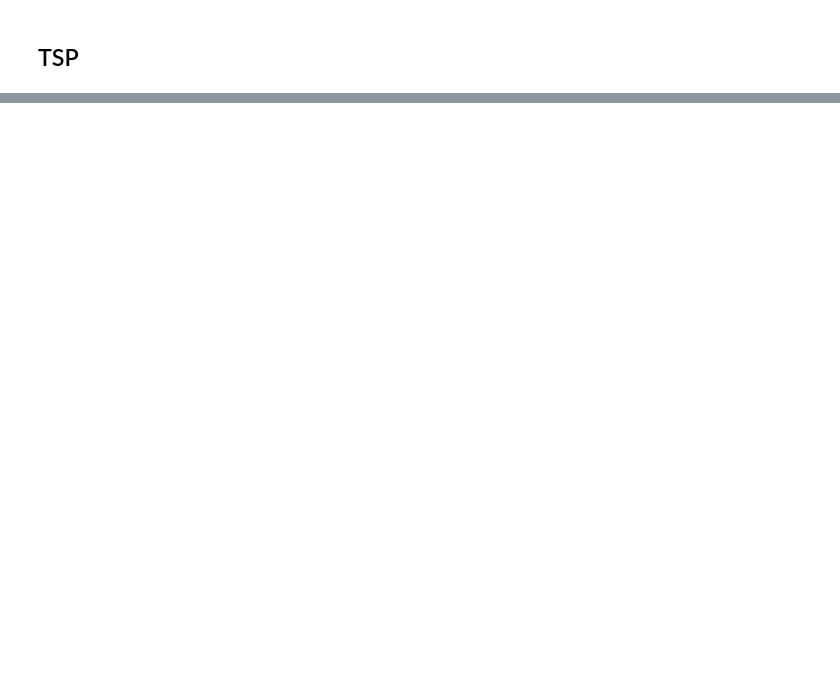
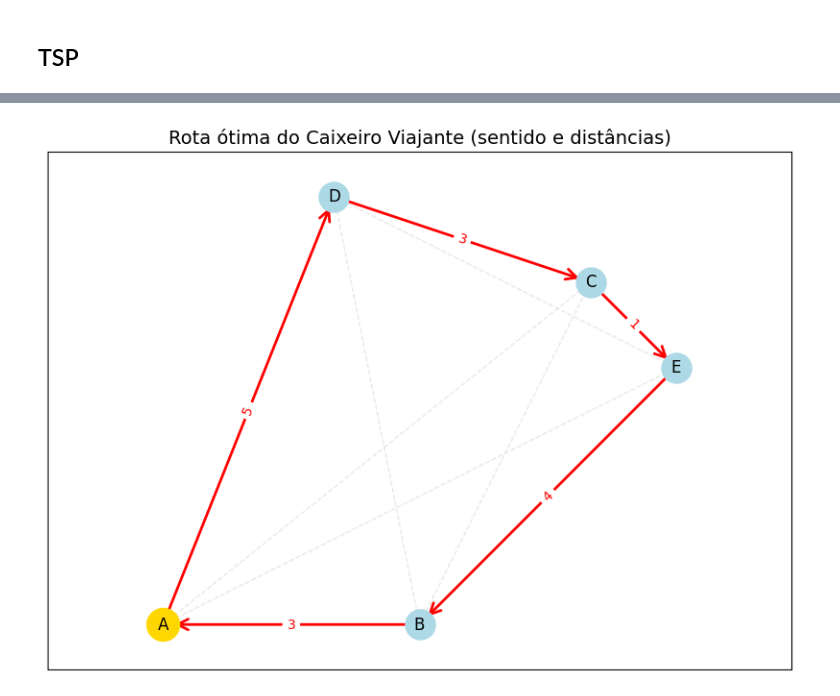
Before and after one commit to julianakcm1/optimization-exercises, a Jupyter notebook: 14.caixeiro_viajante.ipynb, the cells around one changed output, grey strips where cells are left out. Saved outputs shown, nothing was run; the diff lists cells and outputs as text; code cells hidden in the pictures; blank space fills up the shorter version.

```diff
--- a/14.caixeiro_viajante.ipynb
+++ b/14.caixeiro_viajante.ipynb
@@ -108,0 +147,37 @@ print(df_arcos.to_string(index=False))
+# %%
+%pip install networkx matplotlib -q
+
+import networkx as nx
+import matplotlib.pyplot as plt
+
+# Criar grafo direcionado para mostrar o sentido
+G = nx.DiGraph()
+for i in range(len(ordem)-1):
+    G.add_edge(ordem[i], ordem[i+1], weight=dist[ordem[i]][ordem[i+1]])
+
+pos = coords  # coord fixas
+
+plt.figure(figsize=(10, 7))
+
+# Desenhar todas as arestas possíveis - cinza claro
+G_all = nx.complete_graph(len(coords))
+nx.draw_networkx_edges(G_all, pos, edge_color='lightgray', width=1, alpha=0.5, style='dashed')
+
+# Desenhar a rota ótima com setas (direcionadas)
+nx.draw_networkx_edges(G, pos, edge_color='red', width=2, arrows=True, arrowsize=20, arrowstyle='->')
+
+# Desenhar nós
+nx.draw_networkx_nodes(G, pos, node_color='lightblue', node_size=500)
+nx.draw_networkx_labels(G, pos, labels=cidades, font_size=12)
+
+# Destacar cidade inicial
+nx.draw_networkx_nodes(G, pos, nodelist=[ordem[0]], node_color='gold', node_size=600)
+
+# Adicionar rótulos com os custos (distâncias) sobre cada aresta da rota
+edge_labels = {(ordem[k], ordem[k+1]): str(dist[ordem[k]][ordem[k+1]]) for k in range(len(ordem)-1)}
+nx.draw_networkx_edge_labels(G, pos, edge_labels=edge_labels, font_color='red', font_size=10, label_pos=0.5)
+
+plt.title("Rota ótima do Caixeiro Viajante (sentido e distâncias)", fontsize=14)
+plt.axis('equal')
+plt.show()
+# %% [output]
@@ -108,0 +185 @@ print(df_arcos.to_string(index=False))
+[figure, added]
```
Also changed, not shown: parts of 2 cells of this notebook, 1 other file.
